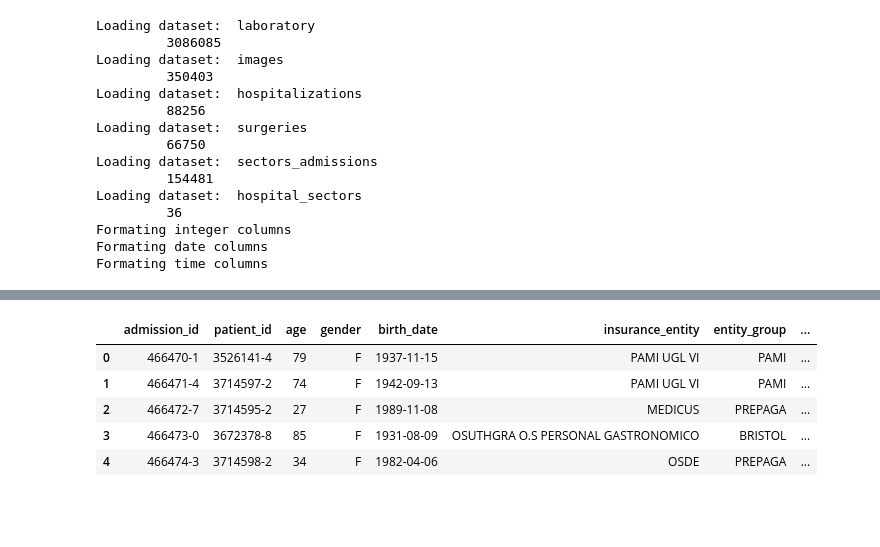
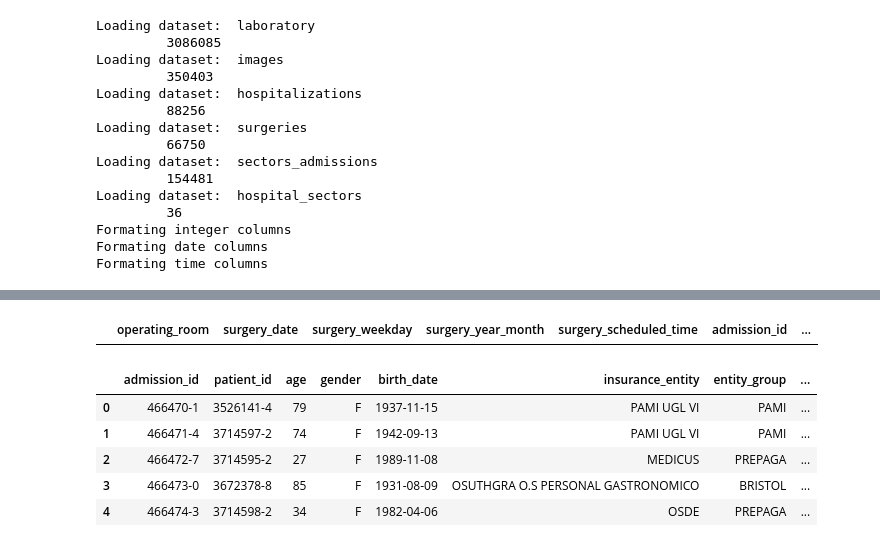
Before and after one commit to josedallavia/A-Machine-Learning-Approach-for-Optimization-of-Hospital-Bed-Utilization, a Jupyter notebook: Draft_hospital_classes.ipynb, the cells around one changed output, grey strips where cells are left out. Cells and saved outputs as stored; diff of their text form; code cells hidden in the pictures; blank space fills up the shorter version.

```diff
--- a/Draft_hospital_classes.ipynb
+++ b/Draft_hospital_classes.ipynb
@@ -31,3 +35,7 @@ Formating time columns
+# %%
+db['surgeries'][db['surgeries'].patient_id == '3526141-4']
+# %% [output]
+|  | operating_room | surgery_date | surgery_weekday | surgery_year_month | surgery_scheduled_time | admission_id | ... |
 # %%
 hospitalizations = db['hospitalizations']
 hospitalizations.head()
```
Also changed, not shown: parts of 18 cells of this notebook.
